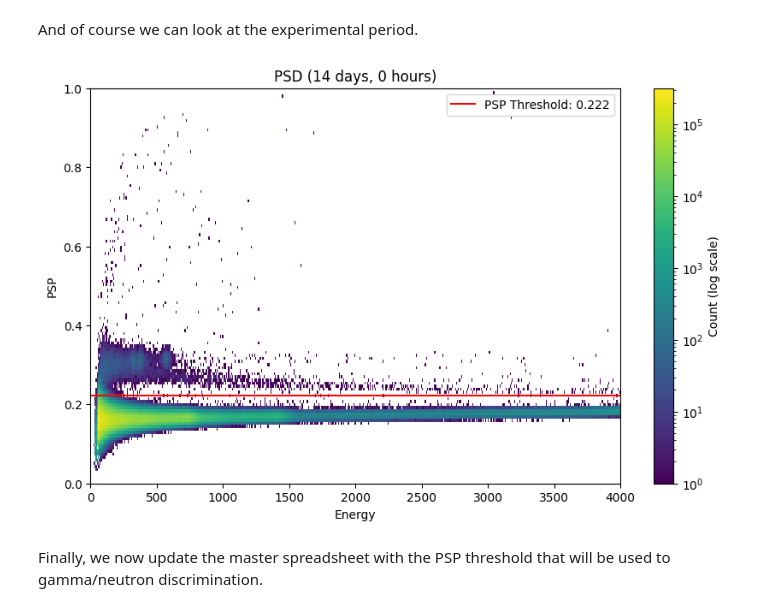
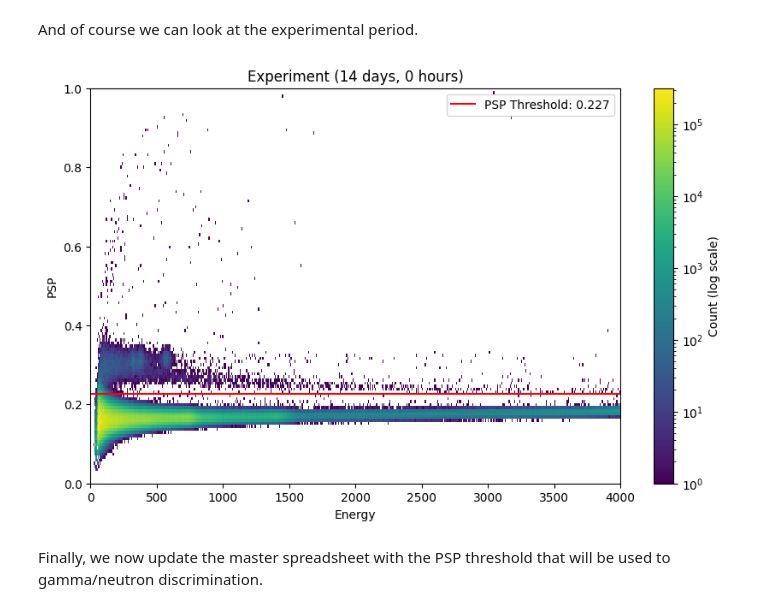
Before and after one commit to project-ida/arpa-e-experiments, a Jupyter notebook: analysis/mastromatteo-03/mastromatteo-03-PSD-analysis.ipynb, the cells around one changed output. Cells and saved outputs as stored; diff of their text form; code cells hidden in the pictures.

```diff
--- a/analysis/mastromatteo-03/mastromatteo-03-PSD-analysis.ipynb
+++ b/analysis/mastromatteo-03/mastromatteo-03-PSD-analysis.ipynb
@@ -371,11 +299,11 @@ def double_gaussian(x, amp1, mu1, sigma1, amp2, mu2, sigma2):
 def find_psp_threshold_gaussian(data, target_energy=500,
                                      energy_range=(0, 4000), psp_range=(0, 1),
                                      energy_bins=512, psp_bins=128,
-                                     plot=True, mean_tol=0.02, amp_ratio_tol=0.1,
-                                     drop_fraction=0.001):
+                                     plot=True, mean_tol=0.05, amp_ratio_tol=0.1,
+                                     num_sigma=3):
     """
     Fits Gaussian(s) to PSP distribution at a given energy and finds PSP threshold
-    where the lower Gaussian drops to 0.1% of its peak.
+    where the lower psp Gaussian drops to level give by num_sigma*sigma
     Falls back to single Gaussian if fitted Gaussians are too similar.
     """
 
@@ -428,9 +356,8 @@ def find_psp_threshold_gaussian(data, target_energy=500,
     lower_gauss = min(params, key=lambda p: p[1])
     amp, mu, sigma = lower_gauss
 
-    # Step 6: Compute PSP threshold at 0.1% of peak
-    delta = np.sqrt(-2 * sigma**2 * np.log(drop_fraction))
-    psp_threshold = mu + delta  # right-side cutoff
+    # Step 6: Compute PSP threshold at num_sigma*sigma
+    psp_threshold = mu + num_sigma*sigma  # right-side cutoff
 
     # Step 7: Plot
     if plot:
@@ -457,11 +382,6 @@ For this tutorial, we'll experiment with different energies for determining a ro
 # %%
-
 if data_exists("Calibration"):
-  try:
-    psp_threshold = find_psp_midpoint(psd_data["Calibration"], target_energy = 500, prominence=10)
-  except:
-    print("find_psp_midpoint failed, attemping find_psp_threshold_gaussian")
-    psp_threshold = find_psp_threshold_gaussian(psd_data["Calibration"], target_energy=100, drop_fraction=0.001)
+  psp_threshold = find_psp_threshold_gaussian(psd_data["Calibration"], target_energy=100, num_sigma=4)
 else:
   psp_threshold = None
   print("‼️ Calibration data does not exist, cannot perform psp thresold analysis ‼️")
@@ -500,11 +418,11 @@ else:
 And of course we can look at the experimental period.
 # %%
 if data_exists("Experiment"):
-  plot_psd(psd_data["Experiment"], psd_periods["Experiment"], psp_threshold=psp_threshold)
+  plot_psd(psd_data["Experiment"], psd_periods["Experiment"], 'Experiment', psp_threshold=psp_threshold)
 else:
   print("‼️ Exeperiment data does not exist, cannot create PSD plot ‼️")
 # %% [output]
-[figure, old version]
+[figure, new version]
 # %% [markdown]
 Finally, we now update the master spreadsheet with the PSP threshold that will be used to gamma/neutron discrimination.
 # %%
```
Also changed, not shown: parts of 11 cells of this notebook.
